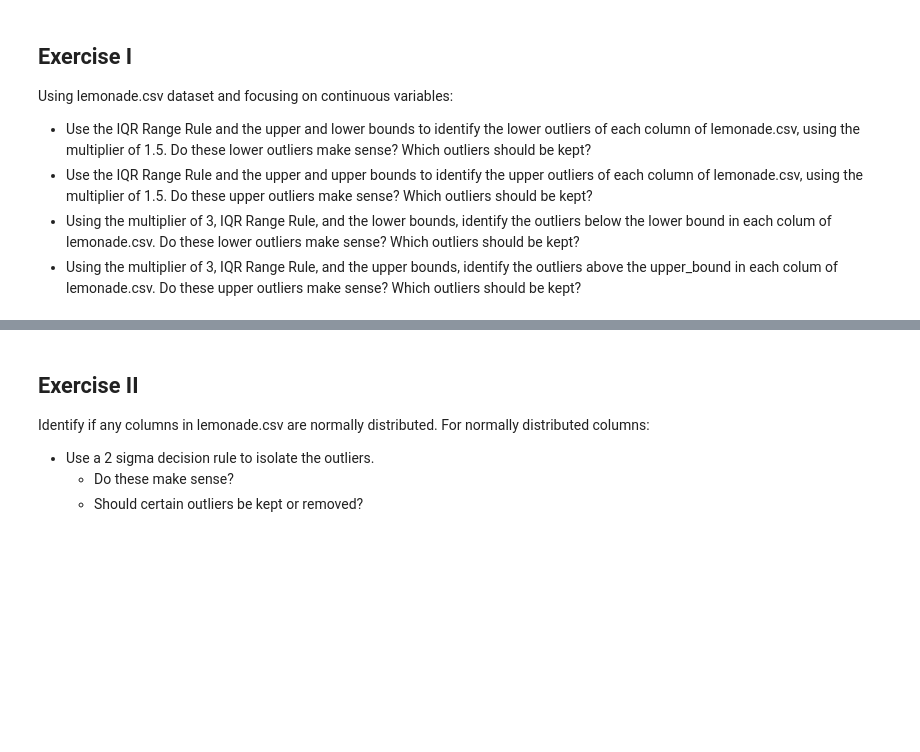
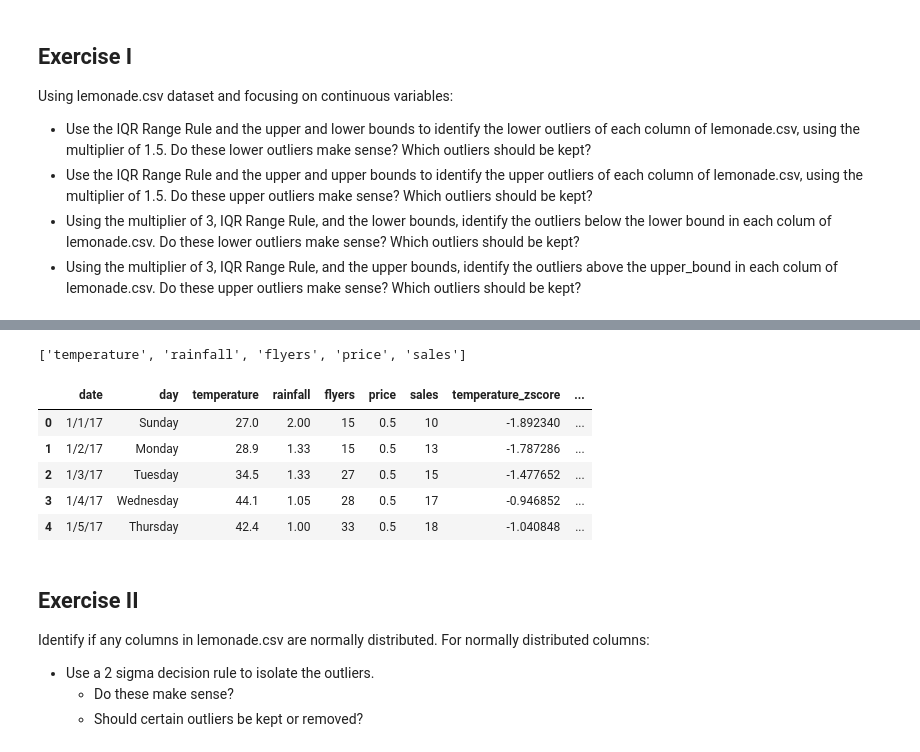
Before and after one commit to masonsherbondy/anomaly-detection-exercises, a Jupyter notebook: continuous_probabilistic_methods.ipynb, the cells around one changed output, grey strips where cells are left out. Saved outputs shown, nothing was run; the diff lists cells and outputs as text; code cells hidden in the pictures; blank space fills up the shorter version.

```diff
--- a/continuous_probabilistic_methods.ipynb
+++ b/continuous_probabilistic_methods.ipynb
@@ -16,0 +126,14 @@ Using lemonade.csv dataset and focusing on continuous variables:
+# %%
+multiplier = 1.5    # set multiplier
+
+for col in lemonade[numeric]:     # loop through numeric columns
+
+    q1, q3 = lemonade[col].quantile([.25, .75])    # get quartiles
+
+    iqr = q3 - q1    # calculate inter-quartile range
+
+    inner_lower_fence = q1 - multiplier * iqr    # set lower fence
+
+    inner_upper_fence = q3 + multiplier * iqr    # set upper fence
+
+    print(lemonade[(lemonade[col] < inner_lower_fence) | (lemonade[col] > inner_upper_fence)]) # print outlier data
@@ -17,3 +158,21 @@ Using lemonade.csv dataset and focusing on continuous variables:
+# %%
+numeric
+# %% [output]
+['temperature', 'rainfall', 'flyers', 'price', 'sales']
+# %%
+# create z-scores for all numeric columns
+for col in lemonade[numeric]:
+    lemonade[f'{col}_zscore'] = (lemonade[col] - lemonade[col].mean()) / lemonade[col].std()
+# %%
+# observe supplemented dataframe
+lemonade.head()
+# %% [output]
+|  | date | day | temperature | rainfall | flyers | price | sales | temperature_zscore | ... |
+| 0 | 1/1/17 | Sunday | 27.0 | 2.00 | 15 | 0.5 | 10 | -1.892340 | ... |
+| 1 | 1/2/17 | Monday | 28.9 | 1.33 | 15 | 0.5 | 13 | -1.787286 | ... |
+| 2 | 1/3/17 | Tuesday | 34.5 | 1.33 | 27 | 0.5 | 15 | -1.477652 | ... |
+| 3 | 1/4/17 | Wednesday | 44.1 | 1.05 | 28 | 0.5 | 17 | -0.946852 | ... |
+| 4 | 1/5/17 | Thursday | 42.4 | 1.00 | 33 | 0.5 | 18 | -1.040848 | ... |
 # %% [markdown]
 ## Exercise II
 Identify if any columns in lemonade.csv are normally distributed. For normally distributed columns:
```
Also changed, not shown: parts of 11 cells of this notebook.
